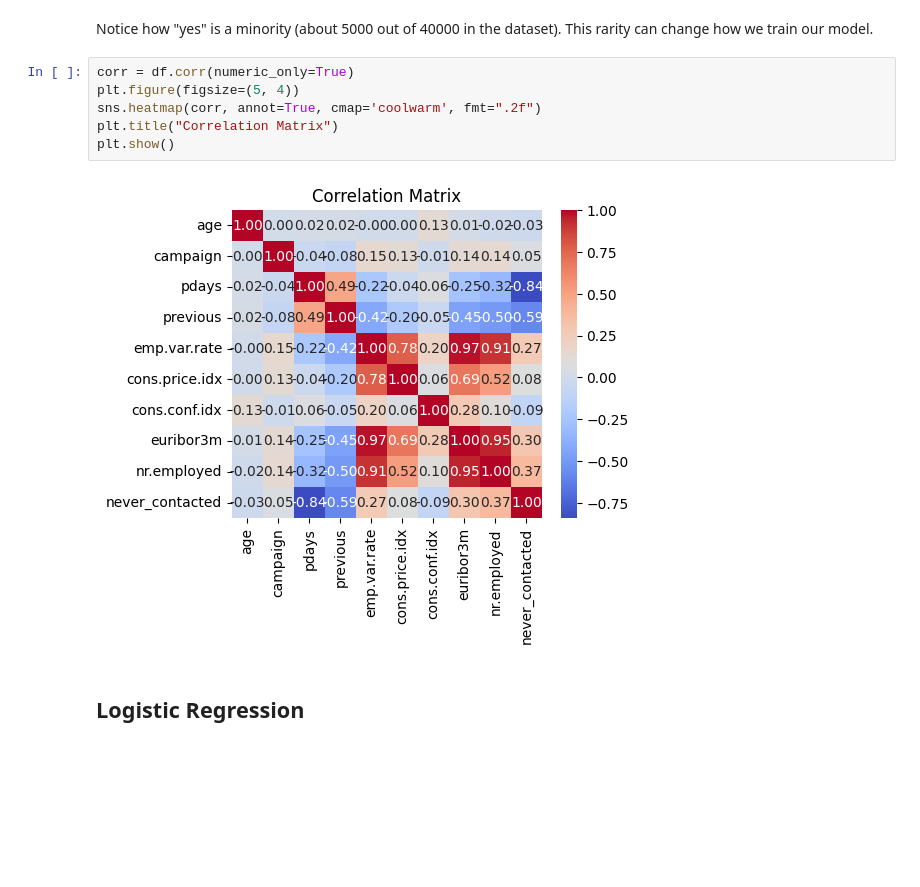
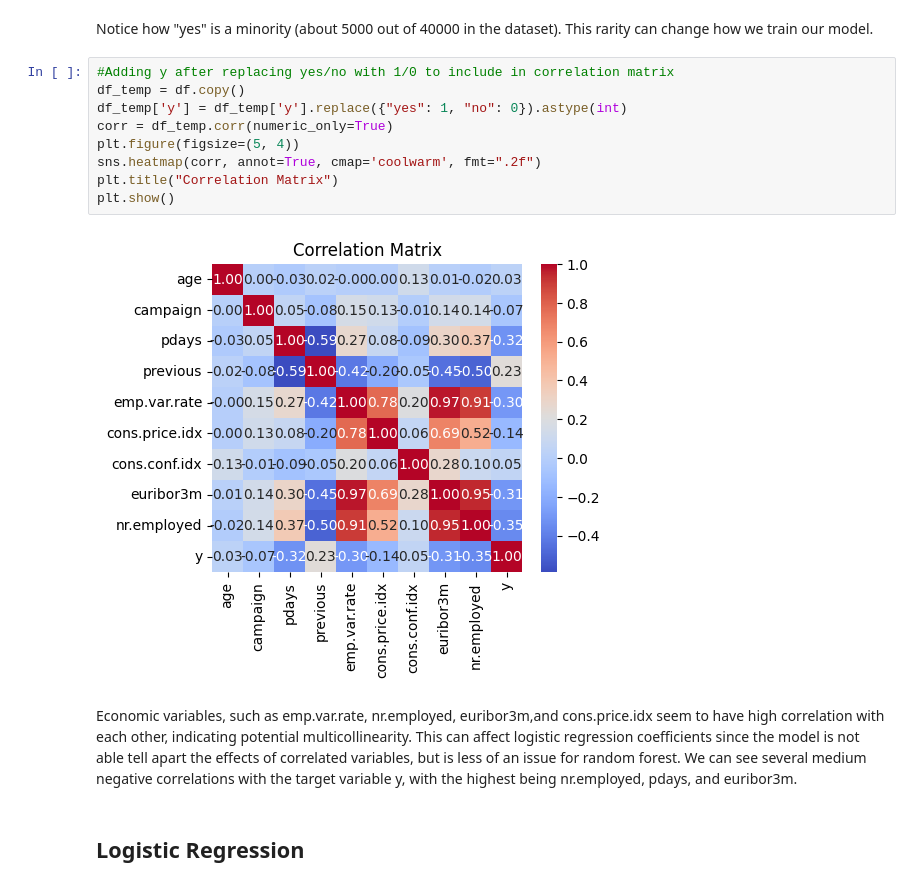
Before and after one commit to AaronVillegas5/uci-bank-marketing-analysis, a Jupyter notebook: bank_marketing_project.ipynb, the cells around one changed output. Saved outputs shown, nothing was run; the diff lists cells and outputs as text; blank space fills up the shorter version.

Commit message:
Added to Summary section Added to conclusion section Added interpretation to correlation matrix Added target variable to correlation matrix Removed hard-coded obsolete random forest model

```diff
--- a/bank_marketing_project.ipynb
+++ b/bank_marketing_project.ipynb
@@ -123,13 +122,18 @@ plt.show()
 # %% [markdown]
 Notice how "yes" is a minority (about 5000 out of 40000 in the dataset). This rarity can change how we train our model.
 # %%
-corr = df.corr(numeric_only=True)
+#Adding y after replacing yes/no with 1/0 to include in correlation matrix
+df_temp = df.copy()
+df_temp['y'] = df_temp['y'].replace({"yes": 1, "no": 0}).astype(int)
+corr = df_temp.corr(numeric_only=True)
 plt.figure(figsize=(5, 4))
 sns.heatmap(corr, annot=True, cmap='coolwarm', fmt=".2f")
 plt.title("Correlation Matrix")
 plt.show()
 # %% [output]
-[figure, old version]
+[figure, new version]
+# %% [markdown]
+Economic variables, such as emp.var.rate, nr.employed, euribor3m,and cons.price.idx seem to have high correlation with each other, indicating potential multicollinearity. This can affect logistic regression coefficients since the model is not able tell apart the effects of correlated variables, but is less of an issue for random forest. We can see several medium negative correlations with the target variable y, with the highest being nr.employed, pdays, and euribor3m.
 # %% [markdown]
 ## Logistic Regression
 # %% [markdown]
```
Also changed, not shown: parts of 7 cells of this notebook.
